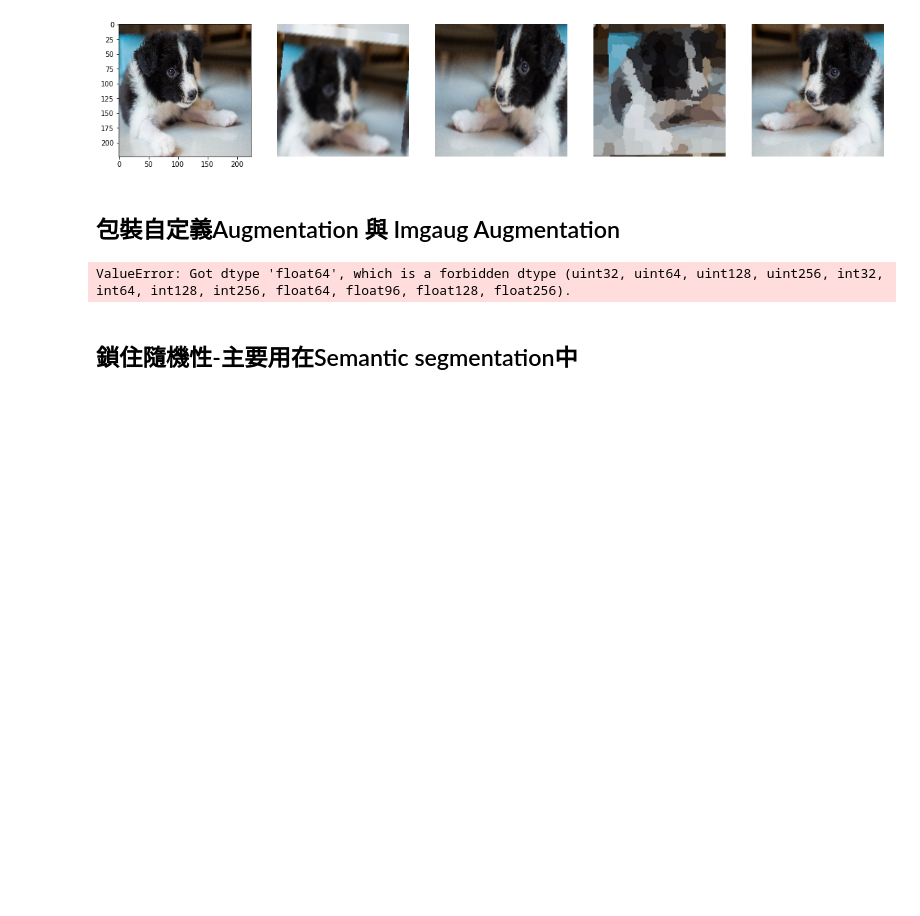
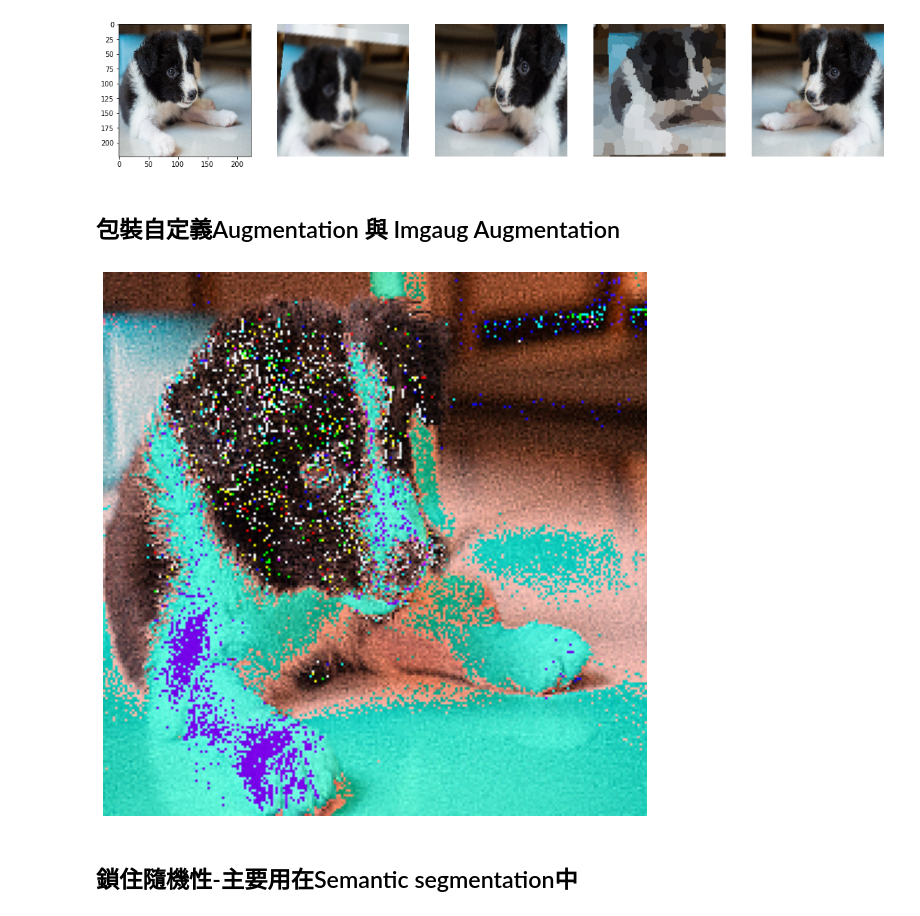
Before and after one commit to 30804030/DL-CVMarathon, a Jupyter notebook: homework/Day016_Image Augmentation_HW.ipynb, the cells around one changed output. Drawn from its saved outputs; the diff is of its cells as text; code cells hidden in the pictures; blank space fills up the shorter version.

```diff
--- a/homework/Day016_Image Augmentation_HW.ipynb
+++ b/homework/Day016_Image Augmentation_HW.ipynb
@@ -304,27 +304,25 @@ Augmenation=TrainAugmentations()
 # %%
 import numpy as np
 import imgaug as ia
 import imgaug.augmenters as iaa
 import matplotlib.pyplot as plt
 %matplotlib inline
 
 ##輸入照片
 img = cv2.imread('Tano.JPG')
 img = cv2.resize(img, (224,224))##改變圖片尺寸
 img = cv2.cvtColor(img, cv2.COLOR_BGR2RGB) #Cv2讀進來是BGR，轉成RGB
 
-img = img.astype
-
 
 output=Augmenation(img)
 
 ##畫出來
 plt.figure(figsize=(10,10))
 for image in images_aug:
     plt.imshow(output.astype(np.uint8))
     plt.axis('off')
 # %% [output]
-ValueError: Got dtype 'float64', which is a forbidden dtype (uint32, uint64, uint128, uint256, int32, int64, int128, int256, float64, float96, float128, float256).
+[figure, added]
 # %% [markdown]
 ## 鎖住隨機性-主要用在Semantic segmentation中
 # %%
```
Also changed, not shown: 4 other files.
